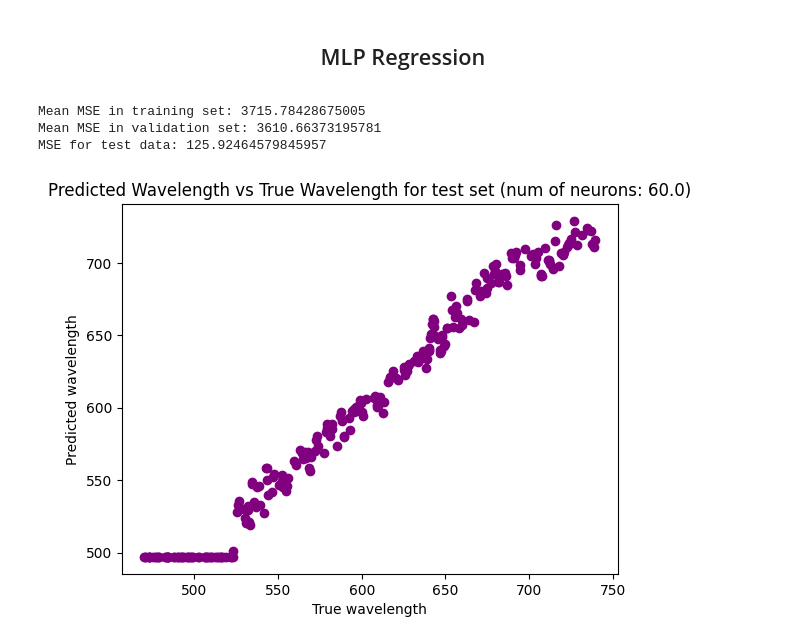
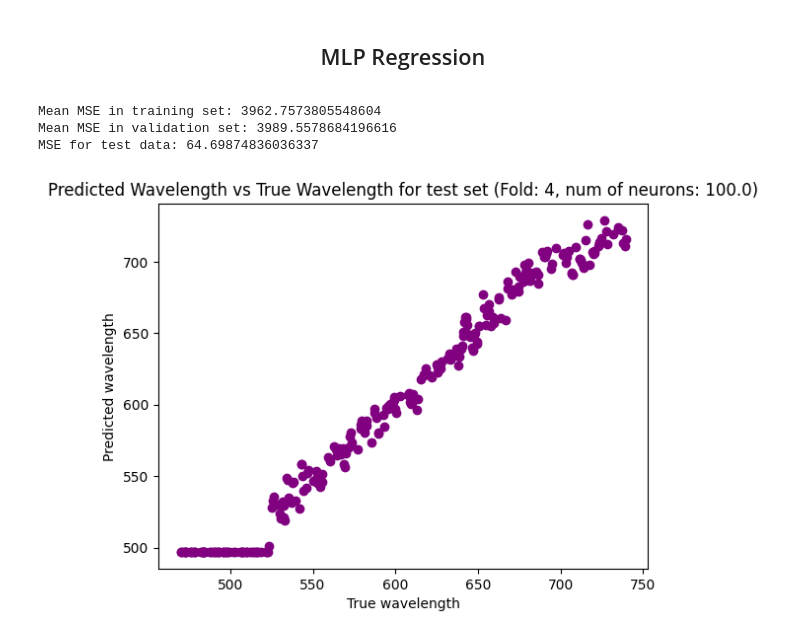
Before and after one commit to mahtabhd/MLproject, a Jupyter notebook: MLproject.ipynb, the cells around one changed output. Drawn from its saved outputs; the diff is of its cells as text; code cells hidden in the pictures.

```diff
--- a/MLproject.ipynb
+++ b/MLproject.ipynb
@@ -186,58 +183,70 @@ X_train2, X_val2, y_train2, y_val2 = train_test_split(X_train_scaled, y_trainNva
 # %%
+# perform KFold cross-validation on {20, 40, 60, 80, 100} neurons
+kf = KFold(n_splits=Num_Folds)
+
 # define number of hidden layers
 initial_neuron = 20
 final_neuron = 100
 num_steps = 5
 num_neurons = np.linspace(initial_neuron, final_neuron, num_steps)
 
+# define regularization factor
+alpha = 0.0001
+
 # for storing the errors corresponding to each neuron number
 val_errors = []
 train_errors = []
 
-# MLP
-for i, neuron_count in enumerate(num_neurons):
-    # compute the size of the hidden layer
-    hidden_layer_sizes = int(neuron_count)
+#KFold
+for fold_num, (train_index, val_index) in enumerate(kf.split(X_train_scaled)):
+    X_train, X_val = X_train_scaled[train_index], X_train_scaled[val_index]
+    y_train, y_val = y_trainNval[train_index], y_trainNval[val_index]
 
-    # create MLP Regressor model
-    model = MLPRegressor(hidden_layer_sizes=hidden_layer_sizes, activation='relu', solver='sgd', max_iter=1000, random_state=42)
+    # MLP
+    for i, neuron_count in enumerate(num_neurons):
+        # compute the size of the hidden layer
+        hidden_layer_sizes = int(neuron_count)
 
-    # fit the model on trainig data
-    model.fit(X_train2, y_train2)
+        # create MLP Regressor model
+        model = MLPRegressor(hidden_layer_sizes=hidden_layer_sizes, activation='relu', solver='sgd', max_iter=1000, random_state=42, alpha=alpha)
 
-    # make predictions on the training data
-    y_train_pred2 = model.predict(X_train2)
+        # fit the model on trainig data
+        model.fit(X_train, y_train)
 
-    # make predictions on the validation data
-    y_pred2 = model.predict(X_val2)
+        # make predictions on the training data
+        y_train_pred = model.predict(X_train)
 
-    # calculate MSE on the train and validation data and append it to the val_errors and train_errors
-    mse_train2 = mean_squared_error(y_train2, y_train_pred2)
-    mse = mean_squared_error(y_val2, y_pred2)
-    train_errors.append(mse_train2)
-    val_errors.append(mse)
+        # make predictions on the validation data
+        y_pred = model.predict(X_val)
+
+        # calculate MSE for this fold and this number of neurons on the train and validation data and append it to the val_errors and train_errors
+        mse_train = mean_squared_error(y_train, y_train_pred)
+        mse = mean_squared_error(y_val, y_pred)
+        train_errors.append(mse_train)
+        val_errors.append(mse)
 
 
-    # if this has the min error, calculate for test set
-    if mse == min(val_errors):
-        y_test_pred2 = model.predict(X_test_scaled)
-        best_neurons = neuron_count
+        # if this has the min error, calculate for test set
+        if mse == min(val_errors):
+            best_fold = fold_num
+            best_neurons = neuron_count
+            y_test_pred = model.predict(X_test_scaled)
 
 # compute MSE for the training, validation and test sets
-mean_mse_train2 = np.mean(train_errors)
-mean_mse_val2 = np.mean(val_errors)
-test_mse = mean_squared_error(y_test, y_test_pred2)
-print('Mean MSE in training set:', mean_mse_train2)
-print('Mean MSE in validation set:', mean_mse_val2)
+mean_mse_train = np.mean(train_errors)
+mean_mse_val = np.mean(val_errors)
+test_mse = mean_squared_error(y_test, y_test_pred)
+print('Mean MSE in training set:', mean_mse_train)
+print('Mean MSE in validation set:', mean_mse_val)
 print('MSE for test data:', test_mse)
 
 plt.scatter(y_test, y_test_pred2, color='purple')
 plt.xlabel('True wavelength')
 plt.ylabel('Predicted wavelength')
-plt.title(f'Predicted Wavelength vs True Wavelength for test set (num of neurons: {best_neurons})')
+plt.title(f'Predicted Wavelength vs True Wavelength for test set (Fold: {fold_num}, num of neurons: {best_neurons})')
 plt.show()
 # %% [output]
-Mean MSE in training set: 3715.78428675005
-Mean MSE in validation set: 3610.66373195781
-MSE for test data: 125.92464579845957
+Mean MSE in training set: 3962.7573805548604
+Mean MSE in validation set: 3989.5578684196616
+MSE for test data: 64.69874836036337
-[figure, old version]
+[figure, new version]
```
Also changed, not shown: parts of 1 cell of this notebook.
